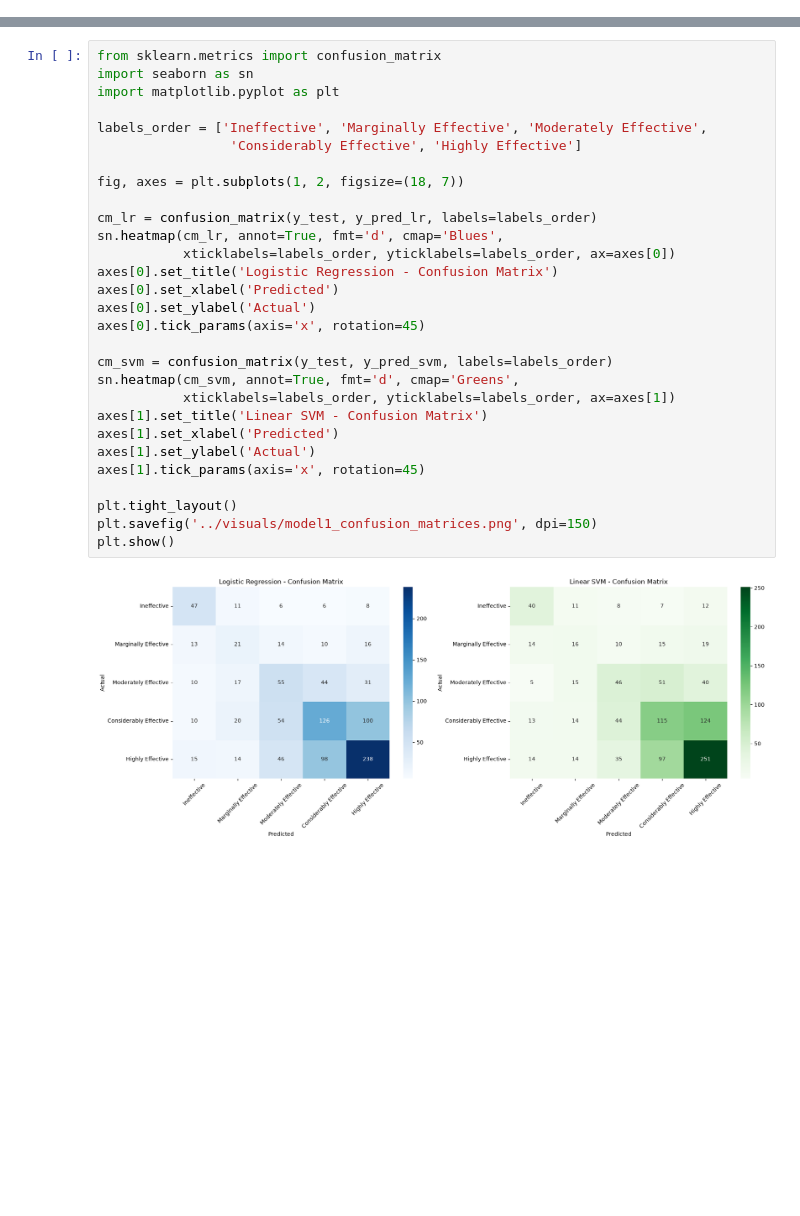
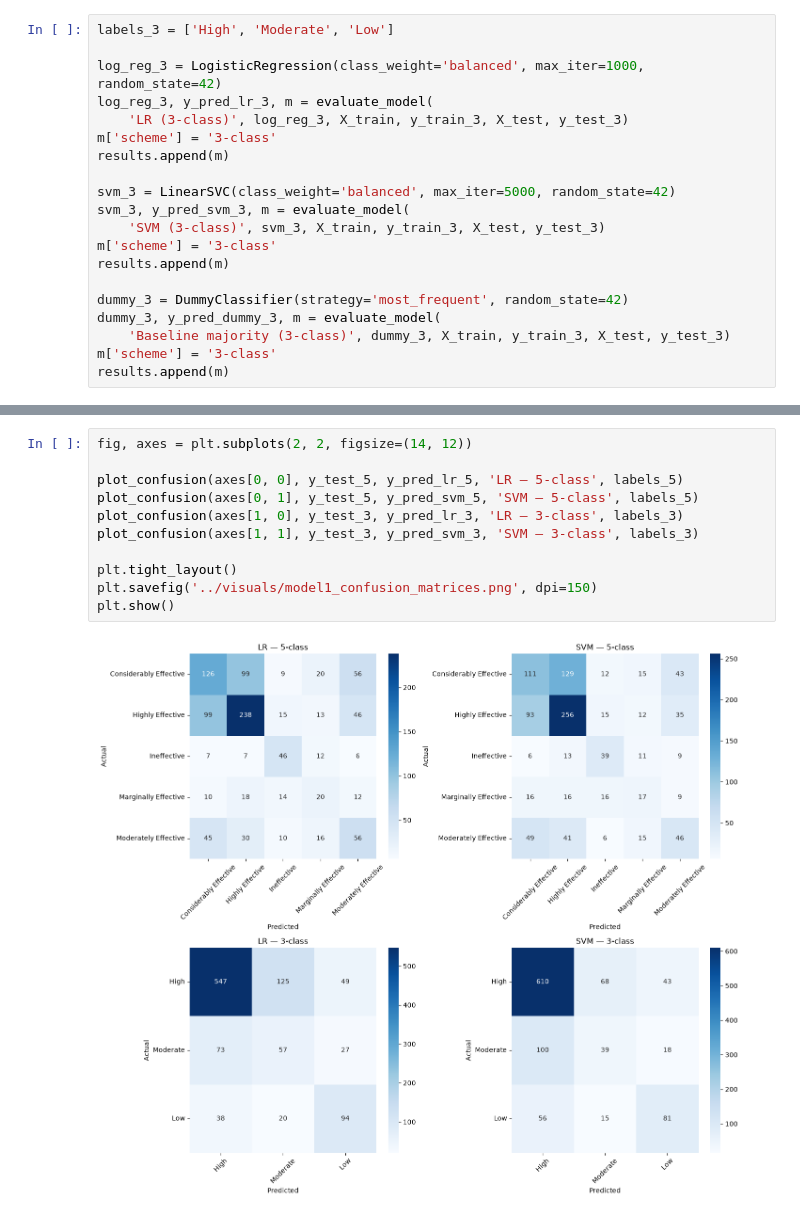
Before and after one commit to HeLoo17/drug-review-sentiment-analysis, a Jupyter notebook: notebooks/03_model_1_modeling.ipynb, the cells around one changed output, grey strips where cells are left out. Cells and saved outputs as stored; diff of their text form; blank space fills up the shorter version.

```diff
--- a/notebooks/03_model_1_modeling.ipynb
+++ b/notebooks/03_model_1_modeling.ipynb
@@ -127,0 +148,20 @@ Macro F1-score: 0.1141
+# %%
+labels_3 = ['High', 'Moderate', 'Low']
+
+log_reg_3 = LogisticRegression(class_weight='balanced', max_iter=1000, random_state=42)
+log_reg_3, y_pred_lr_3, m = evaluate_model(
+    'LR (3-class)', log_reg_3, X_train, y_train_3, X_test, y_test_3)
+m['scheme'] = '3-class'
+results.append(m)
+
+svm_3 = LinearSVC(class_weight='balanced', max_iter=5000, random_state=42)
+svm_3, y_pred_svm_3, m = evaluate_model(
+    'SVM (3-class)', svm_3, X_train, y_train_3, X_test, y_test_3)
+m['scheme'] = '3-class'
+results.append(m)
+
+dummy_3 = DummyClassifier(strategy='most_frequent', random_state=42)
+dummy_3, y_pred_dummy_3, m = evaluate_model(
+    'Baseline majority (3-class)', dummy_3, X_train, y_train_3, X_test, y_test_3)
+m['scheme'] = '3-class'
+results.append(m)
@@ -130,32 +227,14 @@ Macro F1-score: 0.1141
-# %%
-from sklearn.metrics import confusion_matrix
-import seaborn as sn
-import matplotlib.pyplot as plt
-
-labels_order = ['Ineffective', 'Marginally Effective', 'Moderately Effective',
-                 'Considerably Effective', 'Highly Effective']
-
-fig, axes = plt.subplots(1, 2, figsize=(18, 7))
-
-cm_lr = confusion_matrix(y_test, y_pred_lr, labels=labels_order)
-sn.heatmap(cm_lr, annot=True, fmt='d', cmap='Blues',
-           xticklabels=labels_order, yticklabels=labels_order, ax=axes[0])
-axes[0].set_title('Logistic Regression - Confusion Matrix')
-axes[0].set_xlabel('Predicted')
-axes[0].set_ylabel('Actual')
-axes[0].tick_params(axis='x', rotation=45)
-
-cm_svm = confusion_matrix(y_test, y_pred_svm, labels=labels_order)
-sn.heatmap(cm_svm, annot=True, fmt='d', cmap='Greens',
-           xticklabels=labels_order, yticklabels=labels_order, ax=axes[1])
-axes[1].set_title('Linear SVM - Confusion Matrix')
-axes[1].set_xlabel('Predicted')
-axes[1].set_ylabel('Actual')
-axes[1].tick_params(axis='x', rotation=45)
-
-plt.tight_layout()
-plt.savefig('../visuals/model1_confusion_matrices.png', dpi=150)
-plt.show()
-# %% [output]
-[figure, removed]
+# %%
+fig, axes = plt.subplots(2, 2, figsize=(14, 12))
+
+plot_confusion(axes[0, 0], y_test_5, y_pred_lr_5, 'LR — 5-class', labels_5)
+plot_confusion(axes[0, 1], y_test_5, y_pred_svm_5, 'SVM — 5-class', labels_5)
+plot_confusion(axes[1, 0], y_test_3, y_pred_lr_3, 'LR — 3-class', labels_3)
+plot_confusion(axes[1, 1], y_test_3, y_pred_svm_3, 'SVM — 3-class', labels_3)
+
+plt.tight_layout()
+plt.savefig('../visuals/model1_confusion_matrices.png', dpi=150)
+plt.show()
+# %% [output]
+[figure, added]
 # %% [markdown]
```
Also changed, not shown: parts of 23 cells of this notebook, 21 other files.
